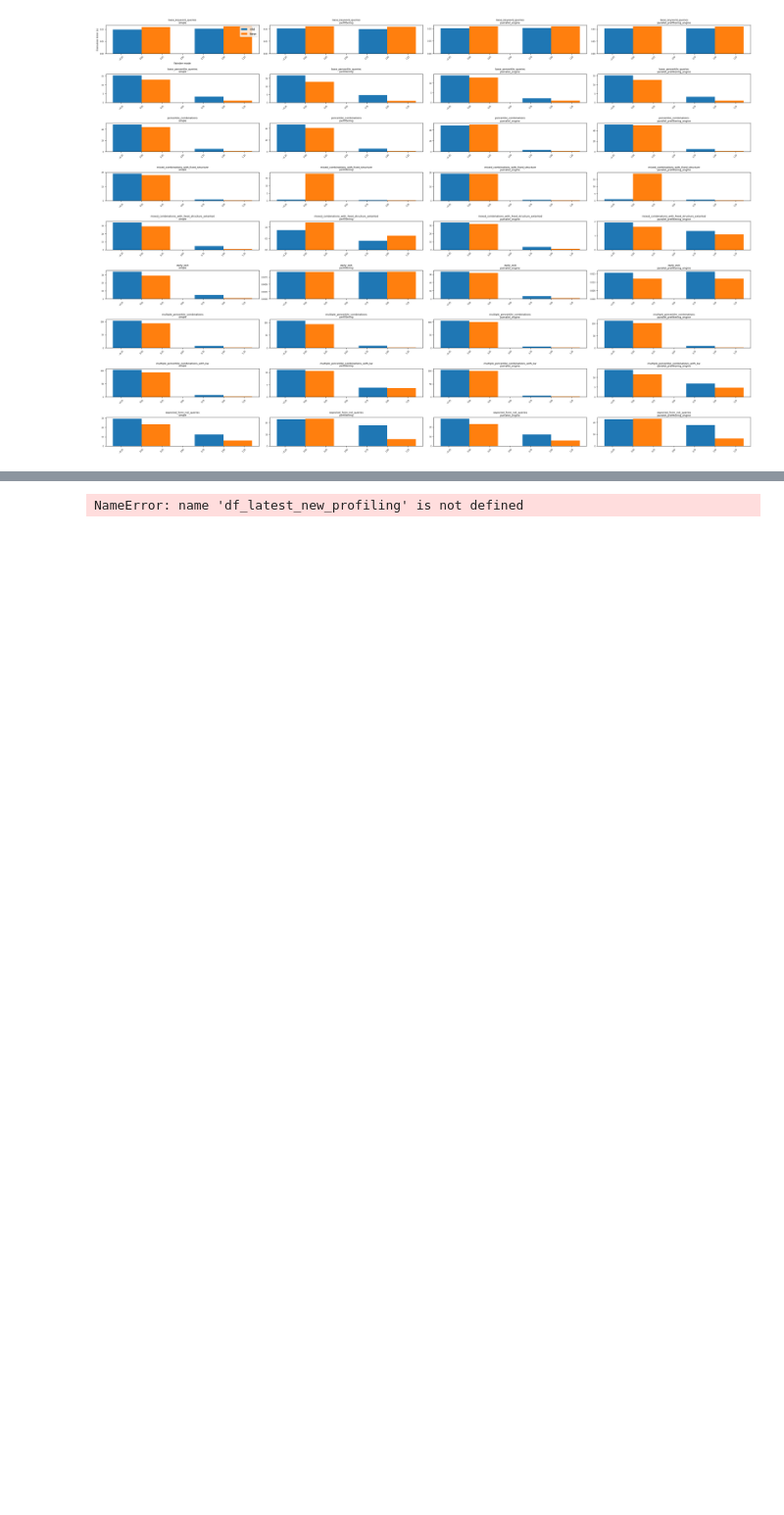
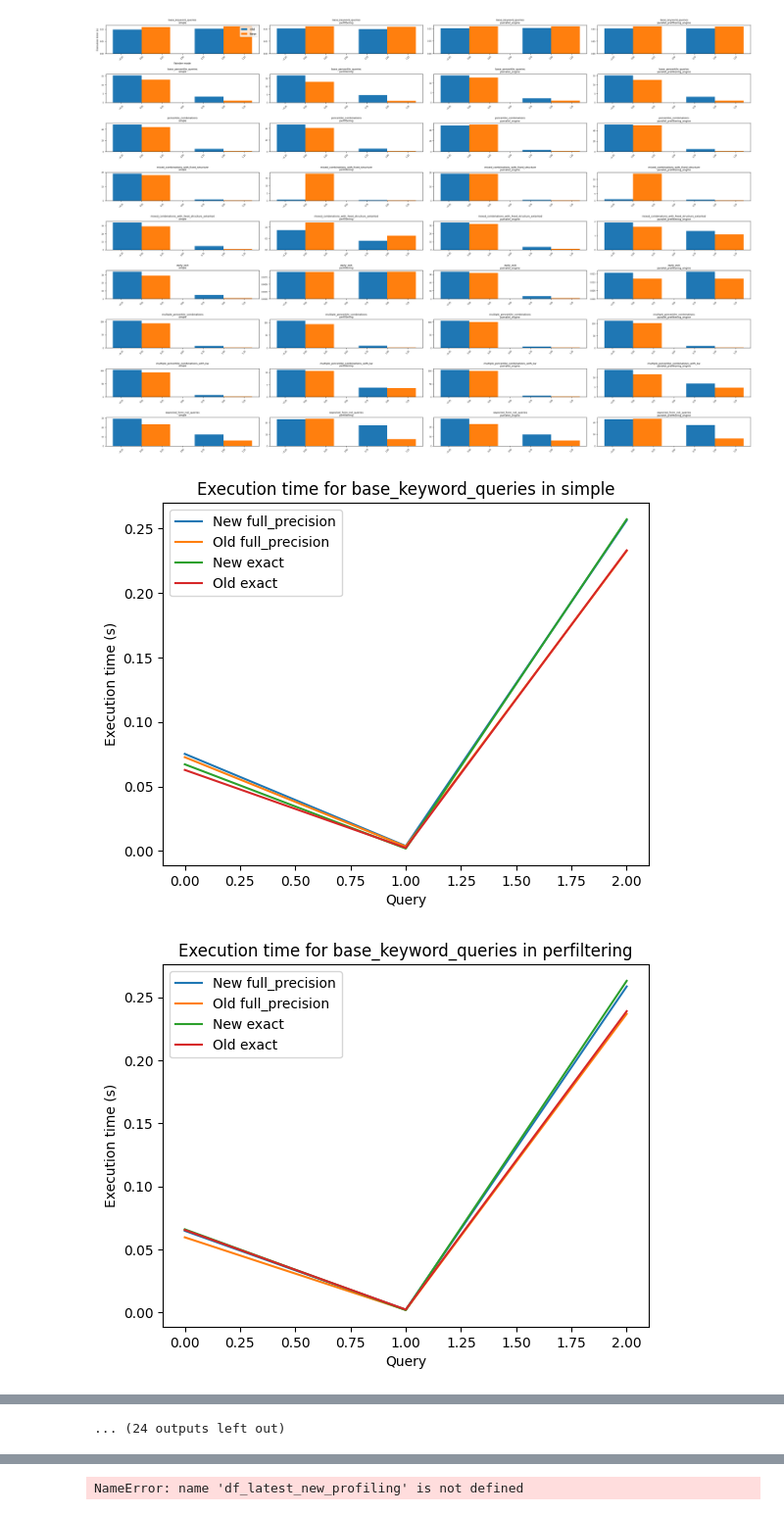
Before and after one commit to leonardgeissler/fainder-demo, a Jupyter notebook: analysis/performance_tests/regression_analysis.ipynb, the cells around one changed output, grey strips where cells are left out. Shown at 98% size. Drawn from its saved outputs; the diff is of its cells as text; code cells hidden in the pictures; blank space fills up the shorter version.

```diff
--- a/analysis/performance_tests/regression_analysis.ipynb
+++ b/analysis/performance_tests/regression_analysis.ipynb
@@ -192,3 +192,53 @@ plt.tight_layout()
 plt.savefig('figures/regression/all_execution_times.png')
 # %% [output]
 [figure]
+# %%
+# For each category and scenario (new plot) a plot query (x-axis) vs execution time (y-axis) (new line for each fainder_mode) (old and new)
+
+
+for category in df_latest_new["category"].unique():
+    for scenario in df_latest_new["scenario"].unique():
+        df_latest_new_temp = df_latest_new[
+            df_latest_new["category"] == category
+        ]
+        df_latest_new_temp = df_latest_new_temp[
+            df_latest_new_temp["scenario"] == scenario
+        ]
+        df_latest_old_temp = df_latest_old[
+            df_latest_old["category"] == category
+        ]
+        df_latest_old_temp = df_latest_old_temp[
+            df_latest_old_temp["scenario"] == scenario
+        ]
+
+        # Create individual figure
+        plt.figure()
+
+        for fainder_mode in df_latest_new_temp["fainder_mode"].unique():
+            df_latest_new_temp_fainder_mode = df_latest_new_temp[
+                df_latest_new_temp["fainder_mode"] == fainder_mode
+            ].reset_index(drop=True)
+            df_latest_old_temp_fainder_mode = df_latest_old_temp[
+                df_latest_old_temp["fainder_mode"] == fainder_mode
+            ].reset_index(drop=True)
+
+            plt.plot(
+                df_latest_new_temp_fainder_mode.index,
+                df_latest_new_temp_fainder_mode["execution_time"],
+                label=f"New {fainder_mode}",
+            )
+            plt.plot(
+                df_latest_old_temp_fainder_mode.index,
+                df_latest_old_temp_fainder_mode["execution_time"],
+                label=f"Old {fainder_mode}",
+            )
+        plt.title(f"Execution time for {category} in {scenario}")
+        plt.xlabel("Query")
+        plt.ylabel("Execution time (s)")
+        plt.legend()
+
+        # Save individual figure
+        plt.savefig(f'figures/regression/execution_time_{category}_{scenario}_query.png', bbox_inches='tight')
+# %% [output]
+[figure, added]
+[figure, added]
@@ -194,0 +255 @@ plt.savefig('figures/regression/all_execution_times.png')
+... (24 outputs left out)
```
Also changed, not shown: parts of 2 cells of this notebook, 1 other file.
